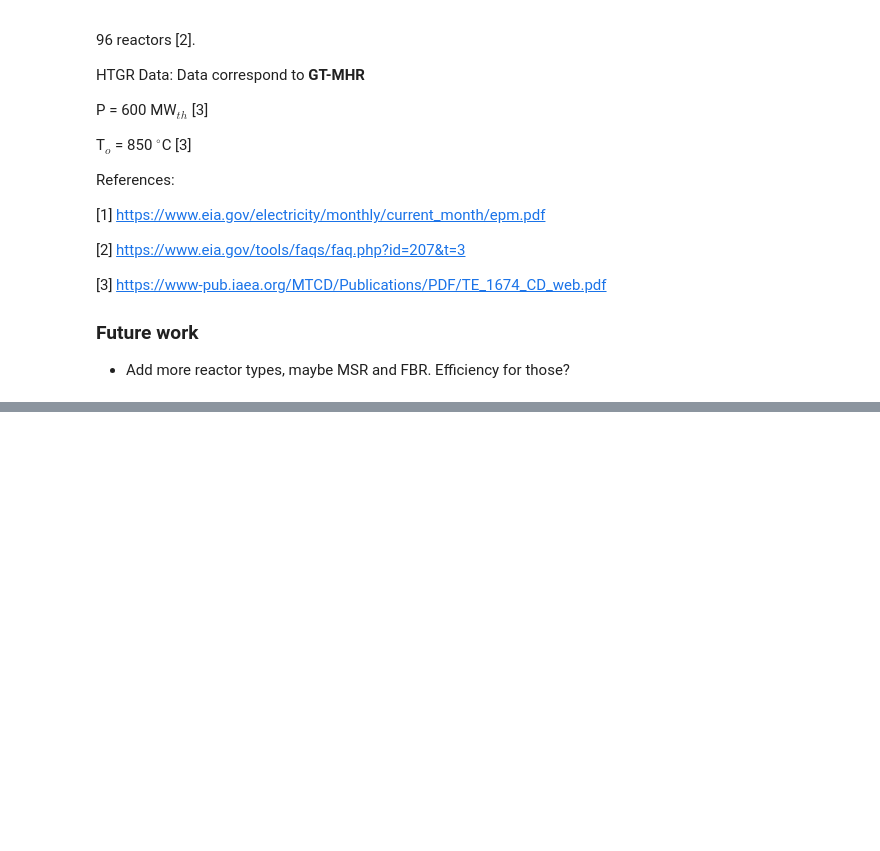
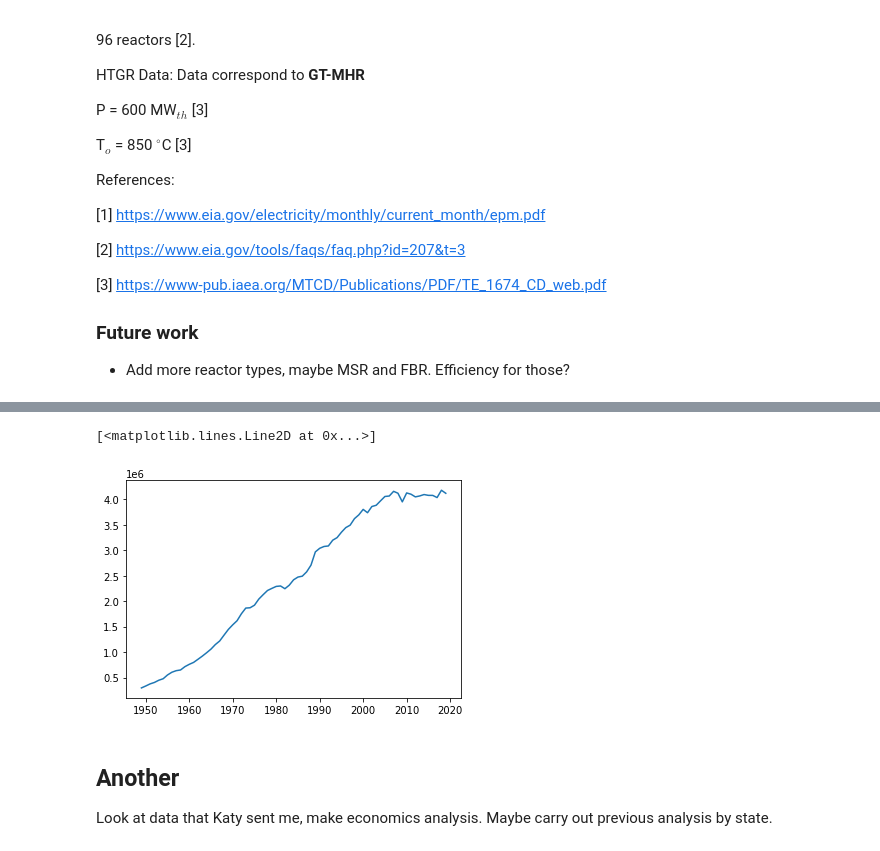
Before and after one commit to robfairh/npre412-project, a Jupyter notebook: fuel-demand.ipynb, the cells around one changed output, grey strips where cells are left out. Cells and saved outputs as stored; diff of their text form; code cells hidden in the pictures; blank space fills up the shorter version.

```diff
--- a/fuel-demand.ipynb
+++ b/fuel-demand.ipynb
@@ -219,0 +286,13 @@ plt.xticks(rotation=90)
+# %%
+df = pd.read_csv ('electricity-year.csv')
+time = df['Annual Total'].tolist()
+total = df["Electricity Net Generation Total (including from sources not shown), All Sectors (Million Kilowatthours)"].tolist()
+
+plt.plot(time, total)
+# %% [output]
+[<matplotlib.lines.Line2D at 0x...>]
+[figure, added]
+# %% [markdown]
+## Another
+
+Look at data that Katy sent me, make economics analysis. Maybe carry out previous analysis by state.
```
Also changed, not shown: parts of 10 cells of this notebook, 2 other files.
